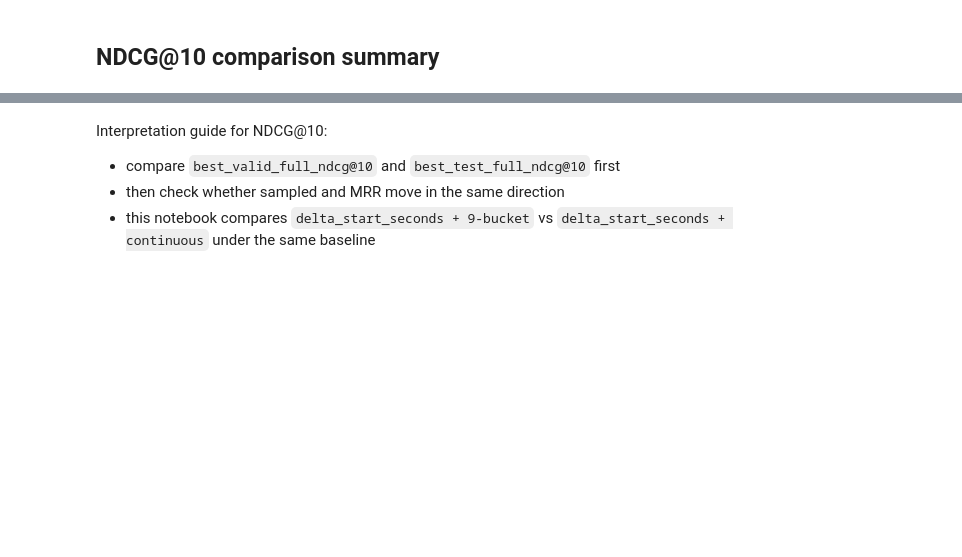
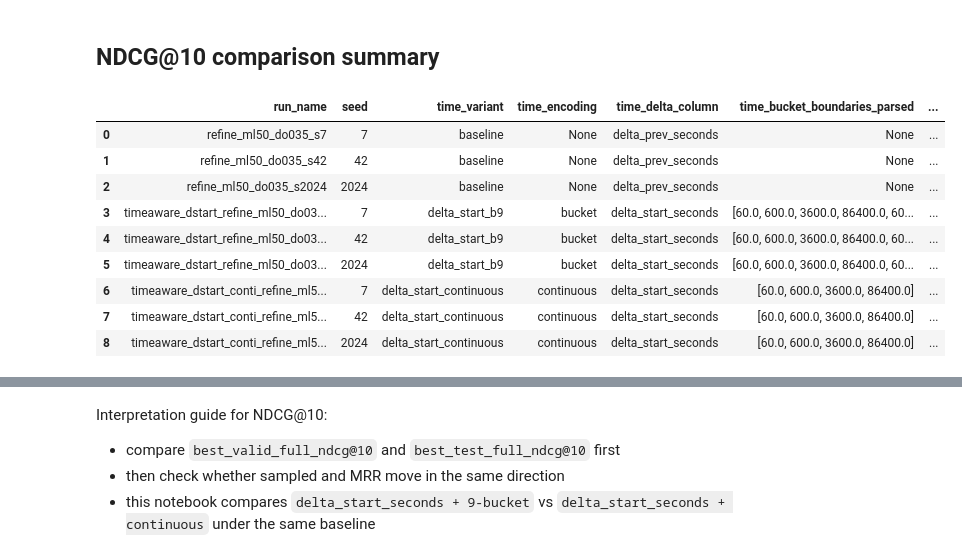
Before and after one commit to hwbuzz/time-aware-behavior-prediction, a Jupyter notebook: notebooks/sasrec_timeaware_bpi2012_colab_train_05_260514.ipynb, the cells around one changed output, grey strips where cells are left out. Saved outputs shown, nothing was run; the diff lists cells and outputs as text; code cells hidden in the pictures; blank space fills up the shorter version.

Commit message:
timeaware 1 phase 실험 마무리

```diff
--- a/notebooks/sasrec_timeaware_bpi2012_colab_train_05_260514.ipynb
+++ b/notebooks/sasrec_timeaware_bpi2012_colab_train_05_260514.ipynb
@@ -544,6 +840,11 @@ def rebuild_df(output_dir: str):
         })
         rows.append(row)
     return pd.DataFrame(rows)
+# %%
+pd.set_option("display.max_rows", None)
+pd.set_option("display.max_columns", None)
+pd.set_option("display.width", 1000)
+pd.set_option("display.max_colwidth", None)
 # %% [markdown]
 ## NDCG@10 comparison summary
 # %%
@@ -554,36 +855,55 @@ baseline_runs = [
 ]
 bucket_runs = [
     'timeaware_dstart_refine_ml50_do035_b9_s42',
     'timeaware_dstart_refine_ml50_do035_b9_s2024',
     'timeaware_dstart_refine_ml50_do035_b9_s7',
 ]
 continuous_runs = [
     'timeaware_dstart_conti_refine_ml50_do035_s42',
     'timeaware_dstart_conti_refine_ml50_do035_s2024',
     'timeaware_dstart_conti_refine_ml50_do035_s7',
 ]
 
 baseline_df = rebuild_df(BASELINE_NDCG10_OUTPUT_DIR)
 bucket_df = rebuild_df(BUCKET_NDCG10_OUTPUT_DIR)
 continuous_df = rebuild_df(CONT_NDCG10_OUTPUT_DIR)
 
 baseline_subset = baseline_df[baseline_df['run_name'].isin(baseline_runs)].copy()
 baseline_subset['time_variant'] = 'baseline'
 
 bucket_subset = bucket_df[bucket_df['run_name'].isin(bucket_runs)].copy()
 bucket_subset['time_variant'] = 'delta_start_b9'
 
 continuous_subset = continuous_df[continuous_df['run_name'].isin(continuous_runs)].copy()
 continuous_subset['time_variant'] = 'delta_start_continuous'
 
 df_ndcg10 = pd.concat([baseline_subset, bucket_subset, continuous_subset], ignore_index=True)
 df_ndcg10 = df_ndcg10.sort_values(['time_variant', 'seed', 'run_name']).reset_index(drop=True)
 df_ndcg10[[
     'run_name', 'seed', 'time_variant', 'time_encoding', 'time_delta_column', 'time_bucket_boundaries_parsed', 'time_feature_dim',
-    'best_valid_full_ndcg@10', 'best_valid_full_ndcg@5', 'best_valid_full_mrr',
-    'best_test_full_ndcg@10', 'best_test_full_ndcg@5', 'best_test_full_mrr',
-    'best_valid_sampled_ndcg@10', 'best_valid_sampled_ndcg@5', 'best_valid_sampled_mrr',
-    'best_test_sampled_ndcg@10', 'best_test_sampled_ndcg@5', 'best_test_sampled_mrr',
+    'best_valid_full_ndcg@10', 'best_valid_full_hr@10',
+    'best_valid_full_ndcg@5', 'best_valid_full_hr@5',
+    'best_valid_full_mrr',
+    'best_test_full_ndcg@10', 'best_test_full_hr@10',
+    'best_test_full_ndcg@5', 'best_test_full_hr@5',
+    'best_test_full_mrr',
+    'best_valid_sampled_ndcg@10', 'best_valid_sampled_hr@10',
+    'best_valid_sampled_ndcg@5', 'best_valid_sampled_hr@5',
+    'best_valid_sampled_mrr',
+    'best_test_sampled_ndcg@10', 'best_test_sampled_hr@10',
+    'best_test_sampled_ndcg@5', 'best_test_sampled_hr@5',
+    'best_test_sampled_mrr',
 ]]
+# %% [output]
+|  | run_name | seed | time_variant | time_encoding | time_delta_column | time_bucket_boundaries_parsed | ... |
+| 0 | refine_ml50_do035_s7 | 7 | baseline | None | delta_prev_seconds | None | ... |
+| 1 | refine_ml50_do035_s42 | 42 | baseline | None | delta_prev_seconds | None | ... |
+| 2 | refine_ml50_do035_s2024 | 2024 | baseline | None | delta_prev_seconds | None | ... |
+| 3 | timeaware_dstart_refine_ml50_do03... | 7 | delta_start_b9 | bucket | delta_start_seconds | [60.0, 600.0, 3600.0, 86400.0, 60... | ... |
+| 4 | timeaware_dstart_refine_ml50_do03... | 42 | delta_start_b9 | bucket | delta_start_seconds | [60.0, 600.0, 3600.0, 86400.0, 60... | ... |
+| 5 | timeaware_dstart_refine_ml50_do03... | 2024 | delta_start_b9 | bucket | delta_start_seconds | [60.0, 600.0, 3600.0, 86400.0, 60... | ... |
+| 6 | timeaware_dstart_conti_refine_ml5... | 7 | delta_start_continuous | continuous | delta_start_seconds | [60.0, 600.0, 3600.0, 86400.0] | ... |
+| 7 | timeaware_dstart_conti_refine_ml5... | 42 | delta_start_continuous | continuous | delta_start_seconds | [60.0, 600.0, 3600.0, 86400.0] | ... |
+| 8 | timeaware_dstart_conti_refine_ml5... | 2024 | delta_start_continuous | continuous | delta_start_seconds | [60.0, 600.0, 3600.0, 86400.0] | ... |
 # %%
 summary_ndcg10 = df_ndcg10.groupby('time_variant')[[
```
Also changed, not shown: parts of 25 cells of this notebook, 4 other files.
